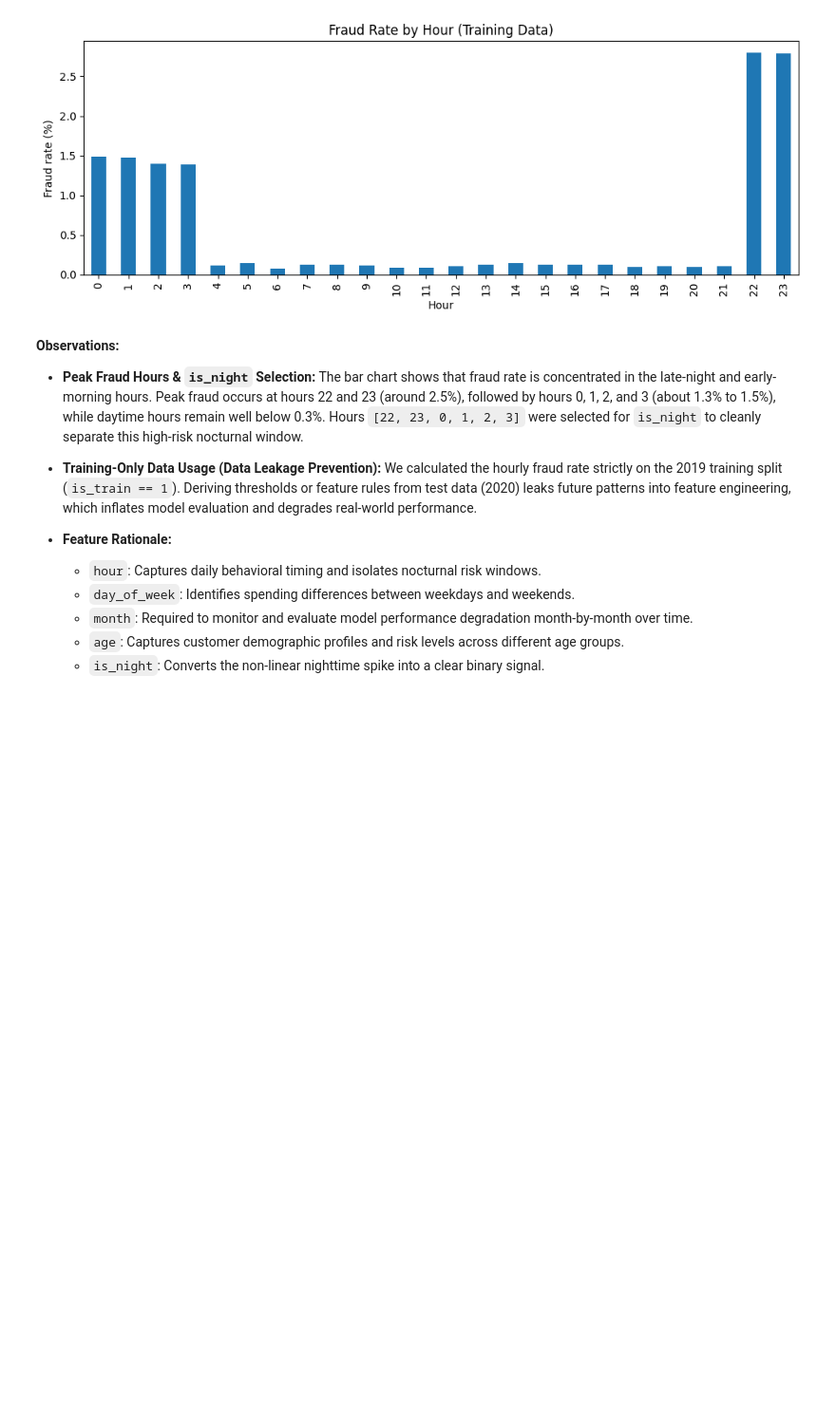
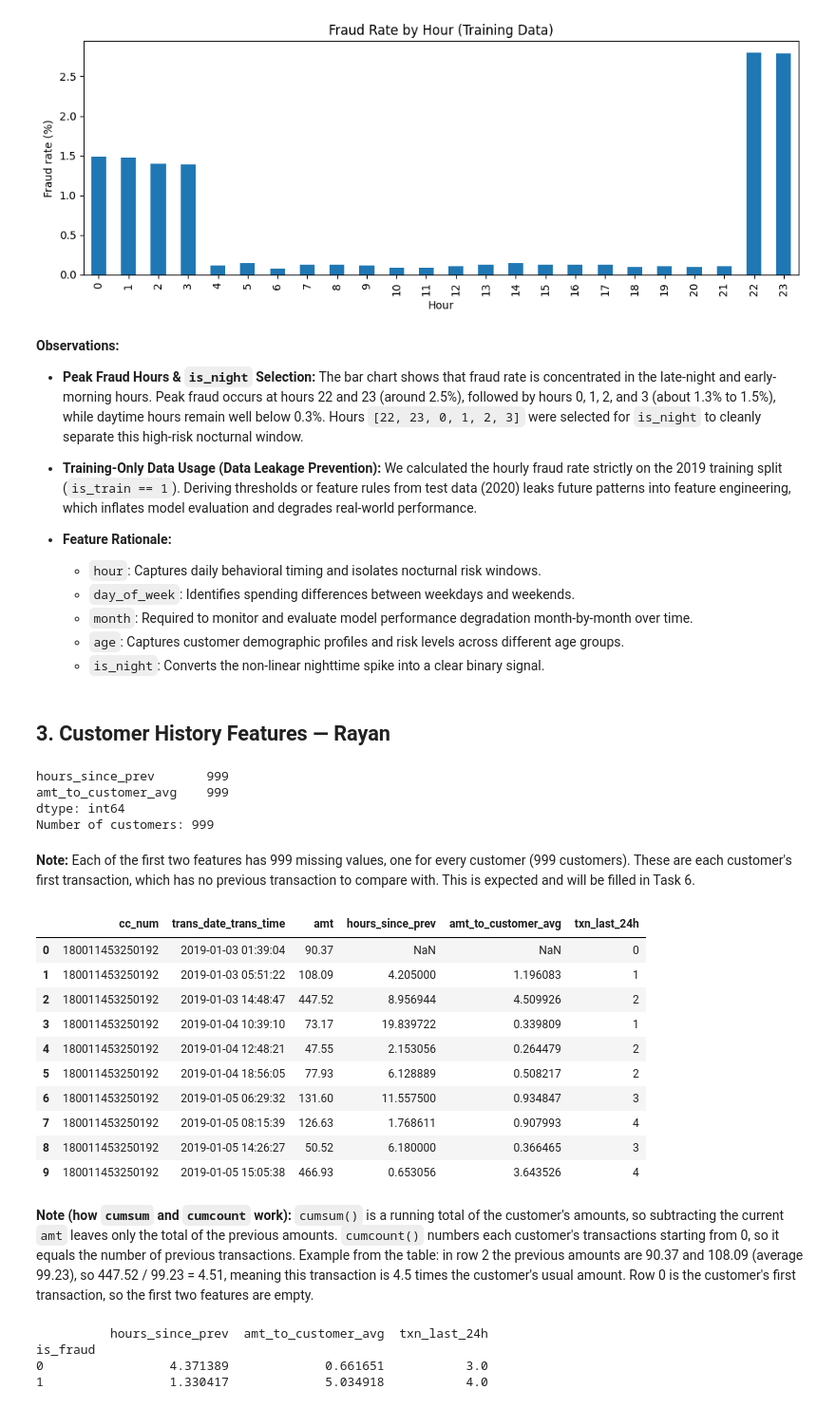
Before and after one commit to DhaiHamoud/Fraud-Detection-in-the-Financial-Transaction-Market, a Jupyter notebook: notebooks/03_features.ipynb, the cells around one changed output. Shown at 95% size. Saved outputs shown, nothing was run; the diff lists cells and outputs as text; code cells hidden in the pictures; blank space fills up the shorter version.

Commit message:
Customer History Features

```diff
--- a/notebooks/03_features.ipynb
+++ b/notebooks/03_features.ipynb
@@ -74,3 +74,58 @@ df['is_night'] = df['hour'].isin([22, 23, 0, 1, 2, 3]).astype(int)
   * `month`: Required to monitor and evaluate model performance degradation month-by-month over time.
   * `age`: Captures customer demographic profiles and risk levels across different age groups.
   * `is_night`: Converts the non-linear nighttime spike into a clear binary signal.
+# %% [markdown]
+## 3. Customer History Features — Rayan
+# %%
+# Sort each customer's transactions from oldest to newest
+df = df.sort_values(['cc_num', 'trans_date_trans_time']).reset_index(drop=True)
+g = df.groupby('cc_num')
+
+# Hours since the customer's previous transaction (empty for the first one)
+df['hours_since_prev'] = g['trans_date_trans_time'].diff().dt.total_seconds() / 3600
+
+# Amount compared with the average of the customer's PREVIOUS amounts
+prev_sum = g['amt'].cumsum() - df['amt']  # total of previous amounts
+prev_count = g.cumcount()  # number of previous transactions
+df['amt_to_customer_avg'] = df['amt'] / (prev_sum / prev_count)
+
+# Number of the customer's transactions in the previous 24 hours
+counts = df.set_index('trans_date_trans_time').groupby('cc_num')['amt'].rolling('24h').count()
+df['txn_last_24h'] = (counts.values - 1).astype(int)  # -1 removes the current transaction
+
+# Check: missing values should only be the first transaction of each customer
+print(df[['hours_since_prev', 'amt_to_customer_avg']].isna().sum())
+print("Number of customers:", df['cc_num'].nunique())
+# %% [output]
+hours_since_prev       999
+amt_to_customer_avg    999
+dtype: int64
+Number of customers: 999
+# %% [markdown]
+**Note:** Each of the first two features has 999 missing values, one for every customer (999 customers). These are each customer's first transaction, which has no previous transaction to compare with. This is expected and will be filled in Task 6.
+# %%
+# Inspect the new features for one customer (first 10 transactions)
+df[['cc_num', 'trans_date_trans_time', 'amt', 'hours_since_prev', 'amt_to_customer_avg', 'txn_last_24h']].head(10)
+# %% [output]
+|  | cc_num | trans_date_trans_time | amt | hours_since_prev | amt_to_customer_avg | txn_last_24h |
+| 0 | 180011453250192 | 2019-01-03 01:39:04 | 90.37 | NaN | NaN | 0 |
+| 1 | 180011453250192 | 2019-01-03 05:51:22 | 108.09 | 4.205000 | 1.196083 | 1 |
+| 2 | 180011453250192 | 2019-01-03 14:48:47 | 447.52 | 8.956944 | 4.509926 | 2 |
+| 3 | 180011453250192 | 2019-01-04 10:39:10 | 73.17 | 19.839722 | 0.339809 | 1 |
+| 4 | 180011453250192 | 2019-01-04 12:48:21 | 47.55 | 2.153056 | 0.264479 | 2 |
+| 5 | 180011453250192 | 2019-01-04 18:56:05 | 77.93 | 6.128889 | 0.508217 | 2 |
+| 6 | 180011453250192 | 2019-01-05 06:29:32 | 131.60 | 11.557500 | 0.934847 | 3 |
+| 7 | 180011453250192 | 2019-01-05 08:15:39 | 126.63 | 1.768611 | 0.907993 | 4 |
+| 8 | 180011453250192 | 2019-01-05 14:26:27 | 50.52 | 6.180000 | 0.366465 | 3 |
+| 9 | 180011453250192 | 2019-01-05 15:05:38 | 466.93 | 0.653056 | 3.643526 | 4 |
+# %% [markdown]
+**Note (how `cumsum` and `cumcount` work):** `cumsum()` is a running total of the customer's amounts, so subtracting the current `amt` leaves only the total of the previous amounts. `cumcount()` numbers each customer's transactions starting from 0, so it equals the number of previous transactions. Example from the table: in row 2 the previous amounts are 90.37 and 108.09 (average 99.23), so 447.52 / 99.23 = 4.51, meaning this transaction is 4.5 times the customer's usual amount. Row 0 is the customer's first transaction, so the first two features are empty.
+# %%
+# Median of each new feature: legitimate (0) vs fraud (1), training data only
+train = df[df['is_train'] == 1]
+print(train.groupby('is_fraud')[['hours_since_prev', 'amt_to_customer_avg', 'txn_last_24h']].median())
+# %% [output]
+          hours_since_prev  amt_to_customer_avg  txn_last_24h
+is_fraud
+0                 4.371389             0.661651           3.0
+1                 1.330417             5.034918           4.0
```
Also changed, not shown: parts of 2 cells of this notebook.
